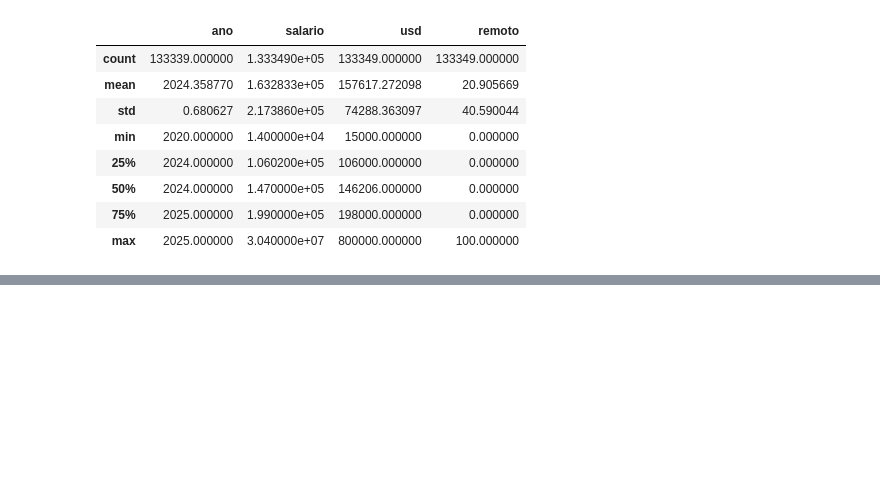
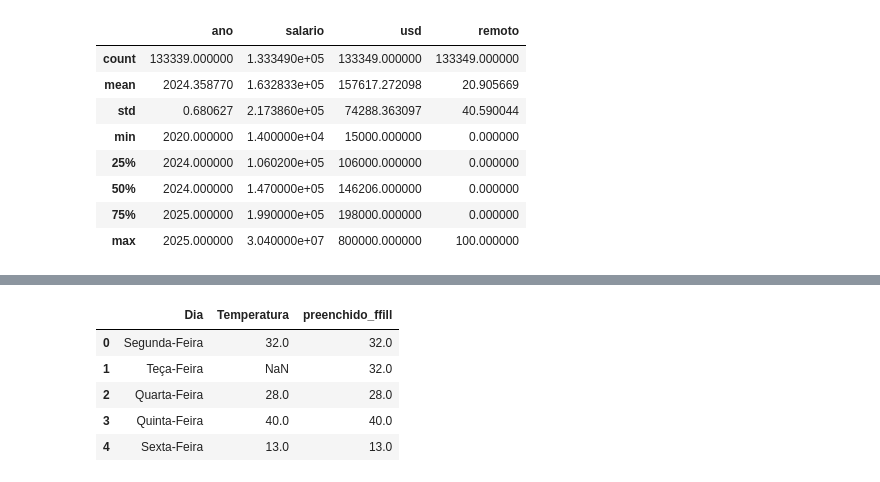
Before and after one commit to mateus-henriquee/imersao-alura_python_datascience, a Jupyter notebook: notebook.ipynb, the cells around one changed output, grey strips where cells are left out. Drawn from its saved outputs; the diff is of its cells as text; code cells hidden in the pictures; blank space fills up the shorter version.

```diff
--- a/notebook.ipynb
+++ b/notebook.ipynb
@@ -252,0 +324,15 @@ FIM DA AULA 1 💙😁
+# %%
+df_temperaturas = pd.DataFrame({
+    'Dia': ["Segunda-Feira", "Teça-Feira", "Quarta-Feira", "Quinta-Feira", "Sexta-Feira"],
+    'Temperatura': [32 , np.nan , 28 , 40 , 13],
+})
+
+df_temperaturas["preenchido_ffill"] = df_temperaturas['Temperatura'].ffill()
+df_temperaturas
+# %% [output]
+|  | Dia | Temperatura | preenchido_ffill |
+| 0 | Segunda-Feira | 32.0 | 32.0 |
+| 1 | Teça-Feira | NaN | 32.0 |
+| 2 | Quarta-Feira | 28.0 | 28.0 |
+| 3 | Quinta-Feira | 40.0 | 40.0 |
+| 4 | Sexta-Feira | 13.0 | 13.0 |
```
Also changed, not shown: parts of 13 cells of this notebook.
